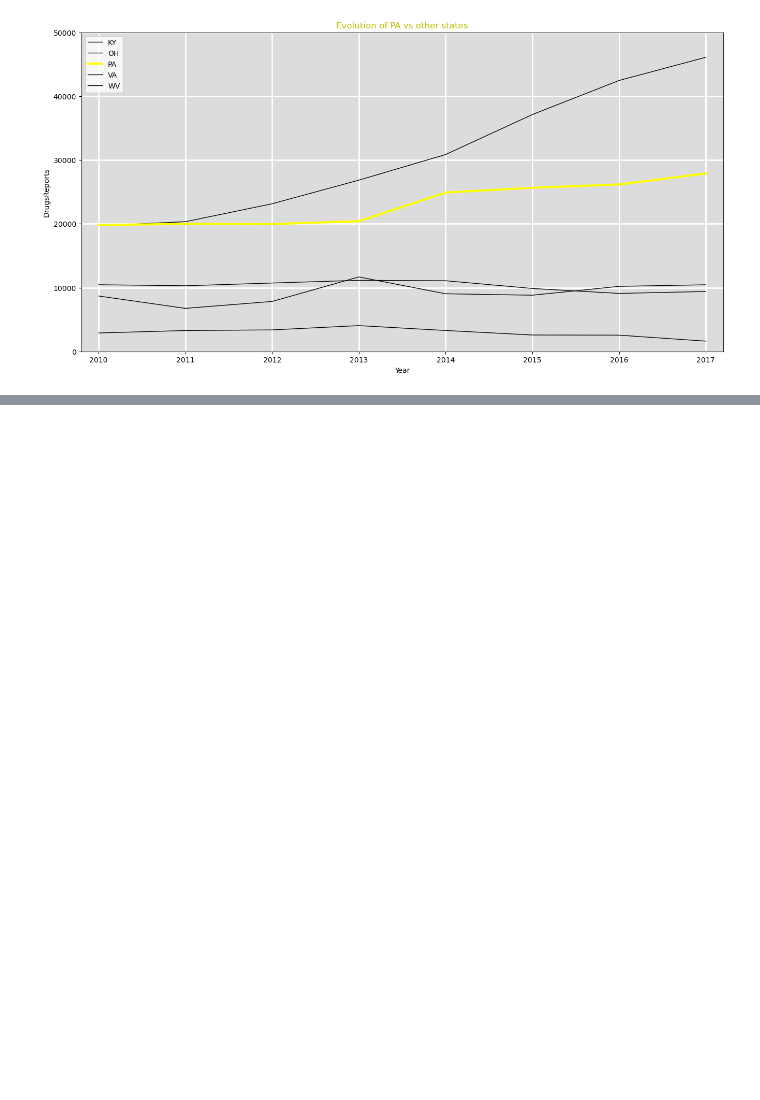
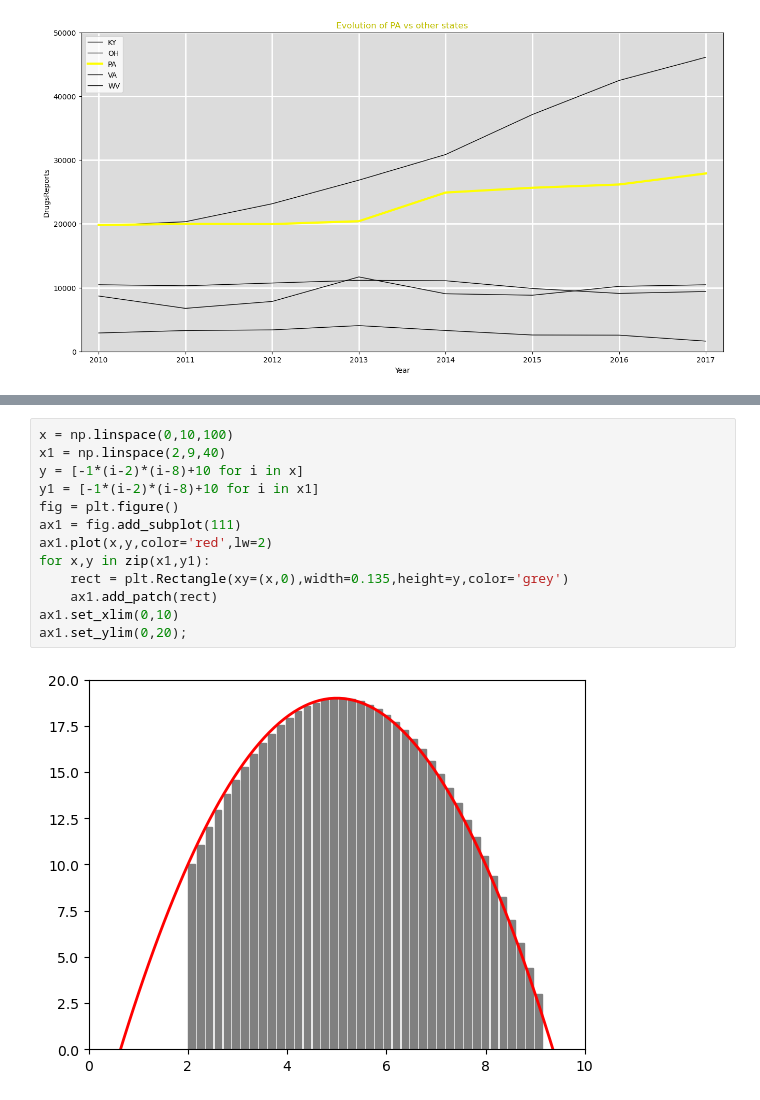
Before and after one commit to GGuo888/fantastic-matplotlib, a Jupyter notebook: practice/day02.ipynb, the cells around one changed output, grey strips where cells are left out. Saved outputs shown, nothing was run; the diff lists cells and outputs as text; blank space fills up the shorter version.

```diff
--- a/practice/day02.ipynb
+++ b/practice/day02.ipynb
@@ -525,0 +523,15 @@ plt.show()
+# %%
+x = np.linspace(0,10,100)
+x1 = np.linspace(2,9,40)
+y = [-1*(i-2)*(i-8)+10 for i in x]
+y1 = [-1*(i-2)*(i-8)+10 for i in x1]
+fig = plt.figure()
+ax1 = fig.add_subplot(111)
+ax1.plot(x,y,color='red',lw=2)
+for x,y in zip(x1,y1):
+    rect = plt.Rectangle(xy=(x,0),width=0.135,height=y,color='grey')
+    ax1.add_patch(rect)
+ax1.set_xlim(0,10)
+ax1.set_ylim(0,20);
+# %% [output]
+[figure, added]
```
Also changed, not shown: parts of 1 cell of this notebook, 1 other file.
